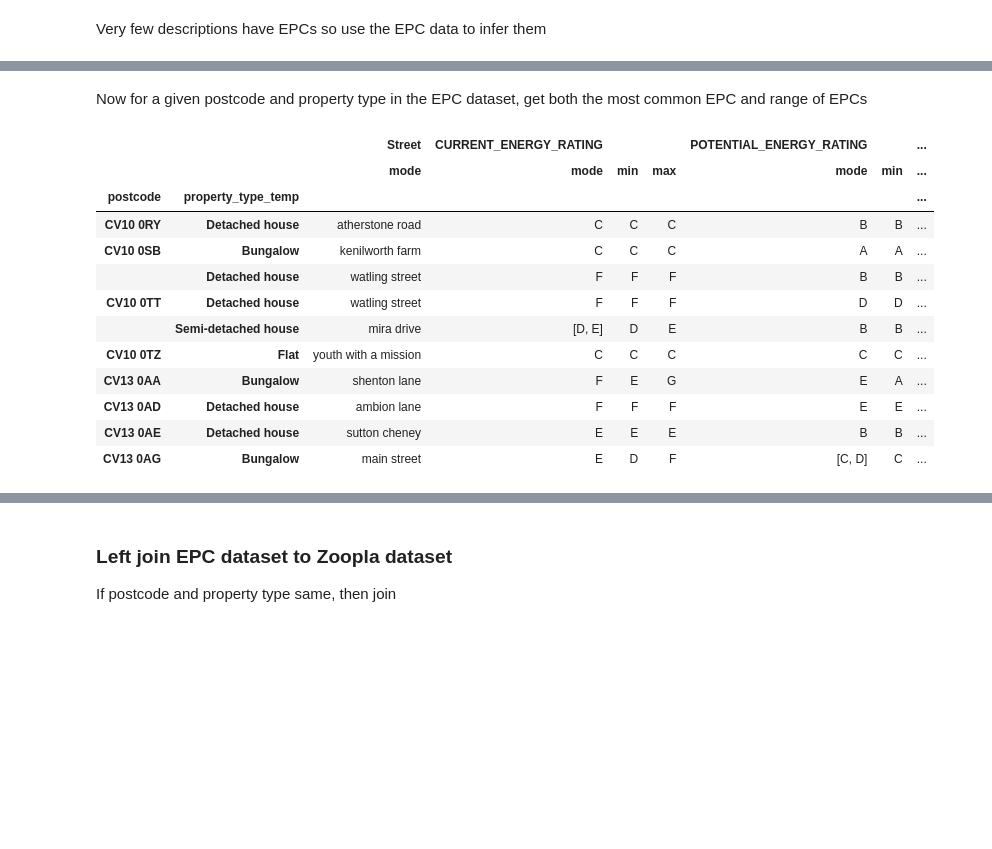
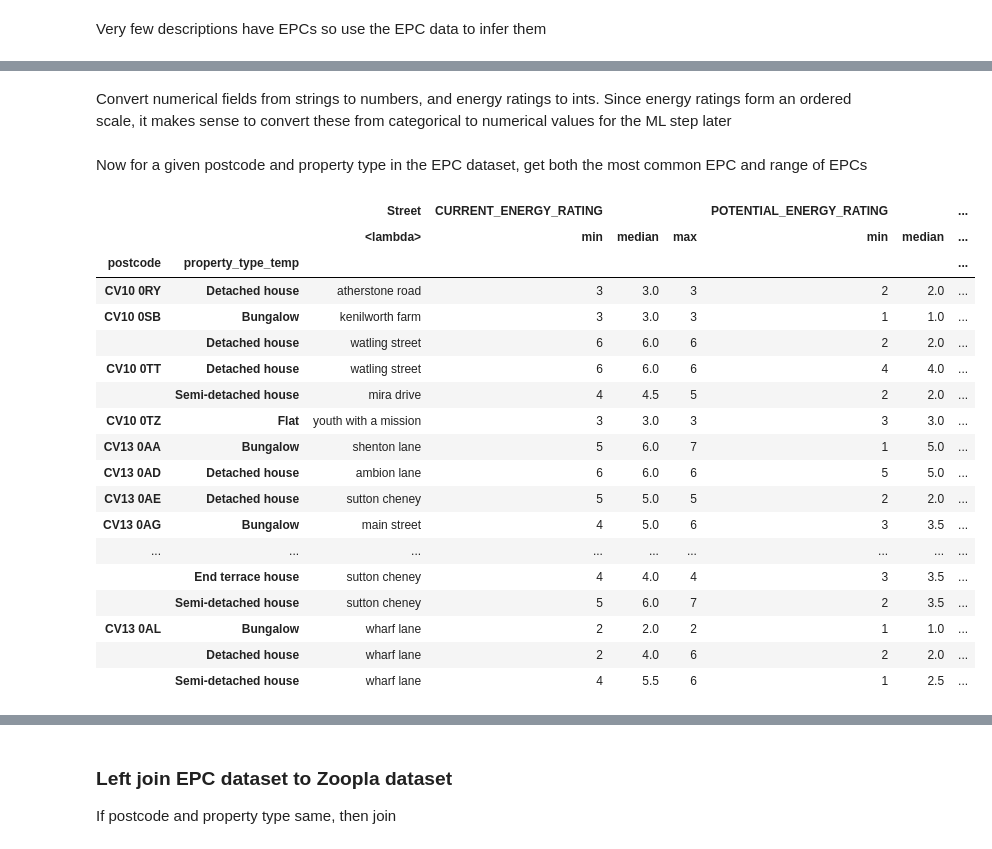
Before and after one commit to RobertVallance/house_prices_prediction_nuneaton_hinckley, a Jupyter notebook: 1.2-join_epc_deprivation_floodrisk.ipynb, the cells around one changed output, grey strips where cells are left out. Drawn from its saved outputs; the diff is of its cells as text; code cells hidden in the pictures; blank space fills up the shorter version.

Commit message:
Join EPC, deprivation and flood ris datasets

```diff
--- a/1.2-join_epc_deprivation_floodrisk.ipynb
+++ b/1.2-join_epc_deprivation_floodrisk.ipynb
@@ -175,7 +175,6 @@ zoopla_df = zoopla_df[['listing_id', 'parish', 'post_town', 'postcode', 'street_
                        'first_published_date', 'last_published_date', 'price', 'price_modifier']].drop_duplicates()
 
 epc_df = epc_df[['Street', 'POSTCODE', 'CURRENT_ENERGY_RATING', 'POTENTIAL_ENERGY_RATING',
-                 'CURRENT_ENERGY_EFFICIENCY', 'POTENTIAL_ENERGY_EFFICIENCY',
                  'PROPERTY_TYPE', 'BUILT_FORM', 'TOTAL_FLOOR_AREA',
                  'NUMBER_HABITABLE_ROOMS', 'CONSTRUCTION_AGE_BAND']].drop_duplicates()
 epc_df.rename(columns={'POSTCODE': 'postcode'}, inplace=True)
@@ -185,6 +184,7 @@ deprivation_df = deprivation_df[['Postcode', 'Index of Multiple Deprivation Deci
                                  'Health and Disability Decile', 'Crime Decile',
                                  'Barriers to Housing and Services Decile', 'Living Environment Decile',
                                  'IDACI Decile', 'IDAOPI Decile']].drop_duplicates()
+deprivation_df.rename(columns={'Postcode': 'postcode'}, inplace=True)
 
 floodrisk_df = floodrisk_df[['postcode', 'PROB_4BAND']].drop_duplicates()
 # %% [markdown]
@@ -329,33 +348,60 @@ Maisonette               4
 Name: property_type_temp, dtype: int64
+# %% [markdown]
+Convert numerical fields from strings to numbers, and energy ratings to ints. Since energy ratings form an ordered scale, it makes sense to convert these from categorical to numerical values for the ML step later
+# %%
+epc_df['TOTAL_FLOOR_AREA'] = epc_df['TOTAL_FLOOR_AREA'].astype(float, errors='ignore')
+epc_df['NUMBER_HABITABLE_ROOMS'] = epc_df['NUMBER_HABITABLE_ROOMS'].astype(float, errors='ignore')
+
+energy_rating_mapper = {
+    'A': 1, 'B': 2, 'C': 3, 'D': 4, 'E': 5, 'F': 6, 'G': 7
+}
+epc_df['CURRENT_ENERGY_RATING'] = epc_df['CURRENT_ENERGY_RATING'].map(energy_rating_mapper)
+epc_df['POTENTIAL_ENERGY_RATING'] = epc_df['POTENTIAL_ENERGY_RATING'].map(energy_rating_mapper)
 # %% [markdown]
 Now for a given postcode and property type in the EPC dataset, get both the most common EPC and range of EPCs
-# %%
-epc_df = epc_df.groupby(by=['postcode', 'property_type_temp']).agg({
-    'Street': pd.Series.mode,
-    'CURRENT_ENERGY_RATING': [pd.Series.mode, 'min', 'max'],
-    'POTENTIAL_ENERGY_RATING': [pd.Series.mode, 'min', 'max'],
-    'CURRENT_ENERGY_EFFICIENCY': [pd.Series.mode, 'min', 'max'],
-    'POTENTIAL_ENERGY_EFFICIENCY': [pd.Series.mode, 'min', 'max'],
-    'TOTAL_FLOOR_AREA': pd.Series.mode,
-    'NUMBER_HABITABLE_ROOMS': pd.Series.mode,
-    'CONSTRUCTION_AGE_BAND': pd.Series.mode
-})
+# %%
+def get_mode(values):
+
+    """
+    Get most frequent value of a column in a given group.
+    If there are no values, or all values are null, return null
+    """
+
+    if len(values) == 0 or all(pd.isnull(values)):
+        return np.nan
+    else:
+        return pd.Series.mode(values)[0]
+
+epc_df = epc_df.groupby(by=['postcode', 'property_type_temp']).agg({
+    'Street': lambda x: get_mode(x),
+    'CURRENT_ENERGY_RATING': ['min', 'median', 'max'],
+    'POTENTIAL_ENERGY_RATING': ['min', 'median', 'max'],
+    'TOTAL_FLOOR_AREA': ['min', 'median', 'max'],
+    'NUMBER_HABITABLE_ROOMS': ['min', 'median', 'max'],
+    'CONSTRUCTION_AGE_BAND': lambda x: get_mode(x)
+})
 # %%
-epc_df.head(10)
+epc_df.head(20)
 # %% [output]
 |  |  | Street | CURRENT_ENERGY_RATING |  |  | POTENTIAL_ENERGY_RATING |  | ... |
-|  |  | mode | mode | min | max | mode | min | ... |
+|  |  | <lambda> | min | median | max | min | median | ... |
 | postcode | property_type_temp |  |  |  |  |  |  | ... |
-| CV10 0RY | Detached house | atherstone road | C | C | C | B | B | ... |
-| CV10 0SB | Bungalow | kenilworth farm | C | C | C | A | A | ... |
-|  | Detached house | watling street | F | F | F | B | B | ... |
-| CV10 0TT | Detached house | watling street | F | F | F | D | D | ... |
-|  | Semi-detached house | mira drive | [D, E] | D | E | B | B | ... |
-| CV10 0TZ | Flat | youth with a mission | C | C | C | C | C | ... |
-| CV13 0AA | Bungalow | shenton lane | F | E | G | E | A | ... |
-| CV13 0AD | Detached house | ambion lane | F | F | F | E | E | ... |
-| CV13 0AE | Detached house | sutton cheney | E | E | E | B | B | ... |
-| CV13 0AG | Bungalow | main street | E | D | F | [C, D] | C | ... |
+| CV10 0RY | Detached house | atherstone road | 3 | 3.0 | 3 | 2 | 2.0 | ... |
+| CV10 0SB | Bungalow | kenilworth farm | 3 | 3.0 | 3 | 1 | 1.0 | ... |
+|  | Detached house | watling street | 6 | 6.0 | 6 | 2 | 2.0 | ... |
+| CV10 0TT | Detached house | watling street | 6 | 6.0 | 6 | 4 | 4.0 | ... |
+|  | Semi-detached house | mira drive | 4 | 4.5 | 5 | 2 | 2.0 | ... |
+| CV10 0TZ | Flat | youth with a mission | 3 | 3.0 | 3 | 3 | 3.0 | ... |
+| CV13 0AA | Bungalow | shenton lane | 5 | 6.0 | 7 | 1 | 5.0 | ... |
+| CV13 0AD | Detached house | ambion lane | 6 | 6.0 | 6 | 5 | 5.0 | ... |
+| CV13 0AE | Detached house | sutton cheney | 5 | 5.0 | 5 | 2 | 2.0 | ... |
+| CV13 0AG | Bungalow | main street | 4 | 5.0 | 6 | 3 | 3.5 | ... |
+| ... | ... | ... | ... | ... | ... | ... | ... | ... |
+|  | End terrace house | sutton cheney | 4 | 4.0 | 4 | 3 | 3.5 | ... |
+|  | Semi-detached house | sutton cheney | 5 | 6.0 | 7 | 2 | 3.5 | ... |
+| CV13 0AL | Bungalow | wharf lane | 2 | 2.0 | 2 | 1 | 1.0 | ... |
+|  | Detached house | wharf lane | 2 | 4.0 | 6 | 2 | 2.0 | ... |
+|  | Semi-detached house | wharf lane | 4 | 5.5 | 6 | 1 | 2.5 | ... |
 # %%
 # set the indices back as columns so we can join them to the zoopla dataframe
 epc_df = epc_df.reset_index()
```
Also changed, not shown: parts of 16 cells of this notebook.
